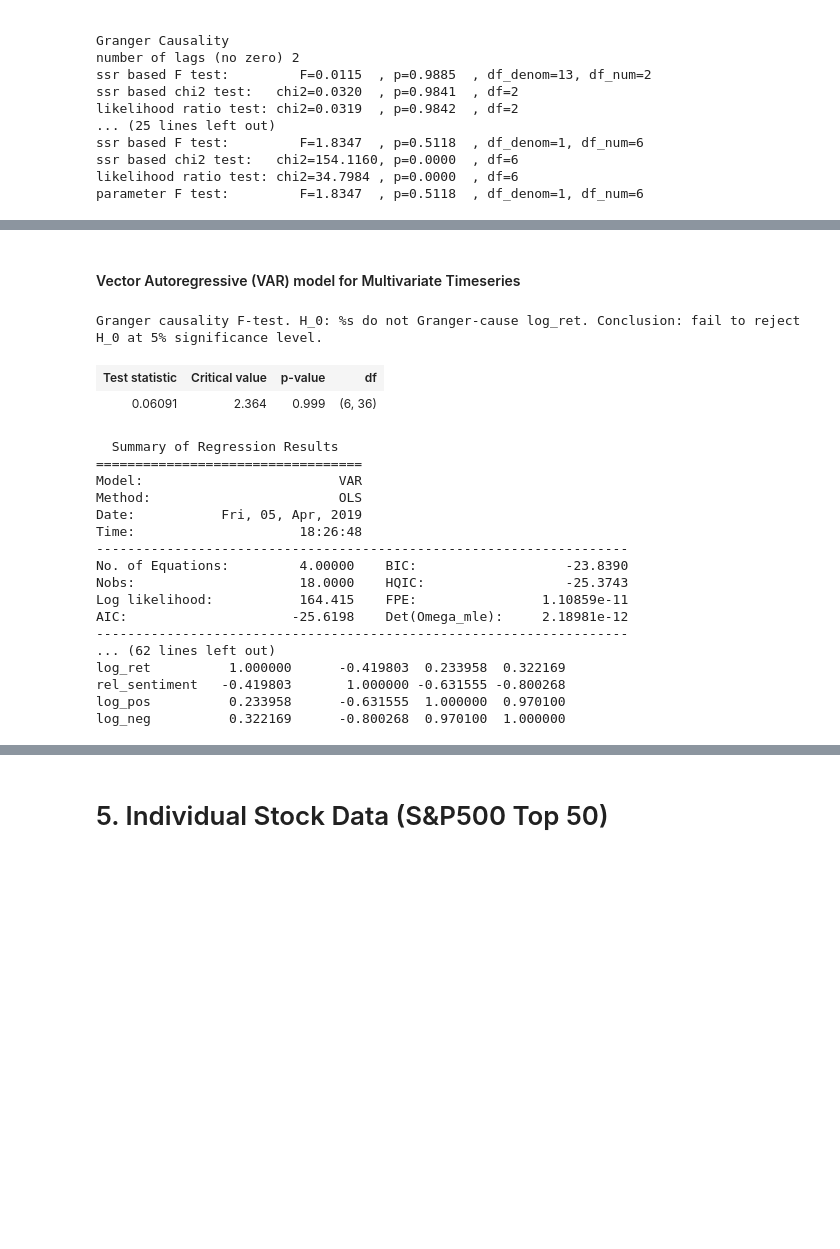
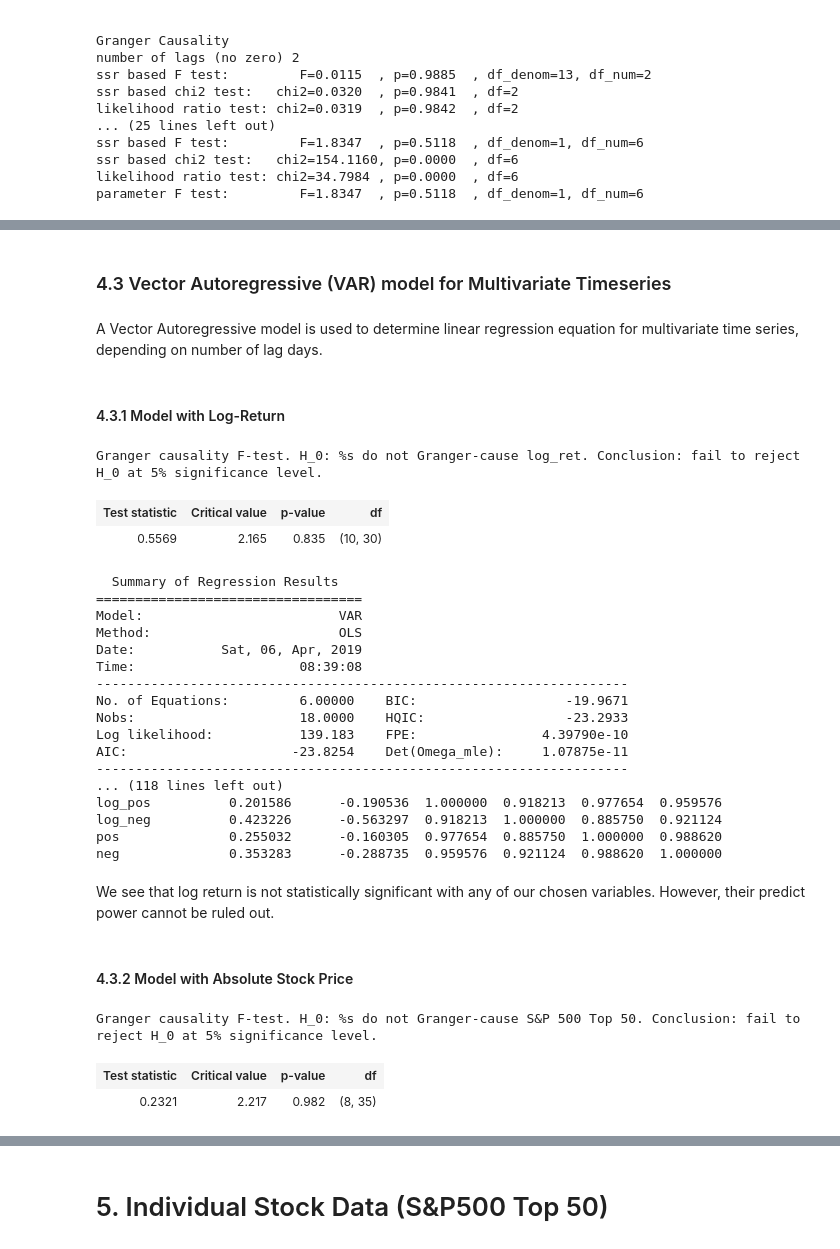
Before and after one commit to luisvillarreal/w266_final, a Jupyter notebook: Data Profiling.ipynb, the cells around one changed output, grey strips where cells are left out. Saved outputs shown, nothing was run; the diff lists cells and outputs as text; code cells hidden in the pictures; blank space fills up the shorter version.

```diff
--- a/Data Profiling.ipynb
+++ b/Data Profiling.ipynb
@@ -789,7 +846,11 @@ parameter F test:         F=1.8347  , p=0.5118  , df_denom=1, df_num=6
 # %% [markdown]
-#### Vector Autoregressive (VAR) model for Multivariate Timeseries
+### 4.3 Vector Autoregressive (VAR) model for Multivariate Timeseries
+# %% [markdown]
+A Vector Autoregressive model is used to determine linear regression equation for multivariate time series, depending on number of lag days.
+# %% [markdown]
+#### 4.3.1 Model with Log-Return
 # %%
-var_model = df_for_causality[['log_ret', 'rel_sentiment', 'log_pos', 'log_neg']]
+var_model = df_for_causality[['log_ret', 'rel_sentiment', 'log_pos', 'log_neg', 'pos', 'neg']]
 # %%
 from statsmodels.tsa.vector_ar.var_model import VAR
 from statsmodels.tsa.vector_ar.var_model import VARResults
@@ -797,11 +858,11 @@ from statsmodels.tsa.vector_ar.var_model import VARResults
 model = VAR(endog=var_model, freq='B')
 model_fit = model.fit(2)
 # %%
-model_fit.test_causality('log_ret', ['rel_sentiment', 'log_pos', 'log_neg'], kind='f').summary()
+model_fit.test_causality('log_ret', ['rel_sentiment', 'log_pos', 'log_neg', 'pos', 'neg'], kind='f').summary()
 # %% [output]
 Granger causality F-test. H_0: %s do not Granger-cause log_ret. Conclusion: fail to reject H_0 at 5% significance level.
 | Test statistic | Critical value | p-value | df |
-| 0.06091 | 2.364 | 0.999 | (6, 36) |
+| 0.5569 | 2.165 | 0.835 | (10, 30) |
 # %%
 model_fit.summary()
 # %% [output]
@@ -809,16 +870,20 @@ model_fit.summary()
 ==================================
 Model:                         VAR
 Method:                        OLS
-Date:           Fri, 05, Apr, 2019
-Time:                     18:26:48
+Date:           Sat, 06, Apr, 2019
+Time:                     08:39:08
 --------------------------------------------------------------------
-No. of Equations:         4.00000    BIC:                   -23.8390
-Nobs:                     18.0000    HQIC:                  -25.3743
-Log likelihood:           164.415    FPE:                1.10859e-11
-AIC:                     -25.6198    Det(Omega_mle):     2.18981e-12
+No. of Equations:         6.00000    BIC:                   -19.9671
+Nobs:                     18.0000    HQIC:                  -23.2933
+Log likelihood:           139.183    FPE:                4.39790e-10
+AIC:                     -23.8254    Det(Omega_mle):     1.07875e-11
 --------------------------------------------------------------------
-... (62 lines left out)
-log_ret          1.000000      -0.419803  0.233958  0.322169
-rel_sentiment   -0.419803       1.000000 -0.631555 -0.800268
-log_pos          0.233958      -0.631555  1.000000  0.970100
-log_neg          0.322169      -0.800268  0.970100  1.000000
+... (118 lines left out)
+log_pos          0.201586      -0.190536  1.000000  0.918213  0.977654  0.959576
+log_neg          0.423226      -0.563297  0.918213  1.000000  0.885750  0.921124
+pos              0.255032      -0.160305  0.977654  0.885750  1.000000  0.988620
+neg              0.353283      -0.288735  0.959576  0.921124  0.988620  1.000000
+# %% [markdown]
+We see that log return is not statistically significant with any of our chosen variables. However, their predict power cannot be ruled out.
+# %% [markdown]
+#### 4.3.2 Model with Absolute Stock Price
@@ -824,0 +898,6 @@ log_neg          0.322169      -0.800268  0.970100  1.000000
+# %%
+model_fit.test_causality('S&P 500 Top 50', ['rel_sentiment', 'log_pos', 'log_neg', 'pos'], kind='f').summary()
+# %% [output]
+Granger causality F-test. H_0: %s do not Granger-cause S&P 500 Top 50. Conclusion: fail to reject H_0 at 5% significance level.
+| Test statistic | Critical value | p-value | df |
+| 0.2321 | 2.217 | 0.982 | (8, 35) |
```
Also changed, not shown: parts of 18 cells of this notebook.
